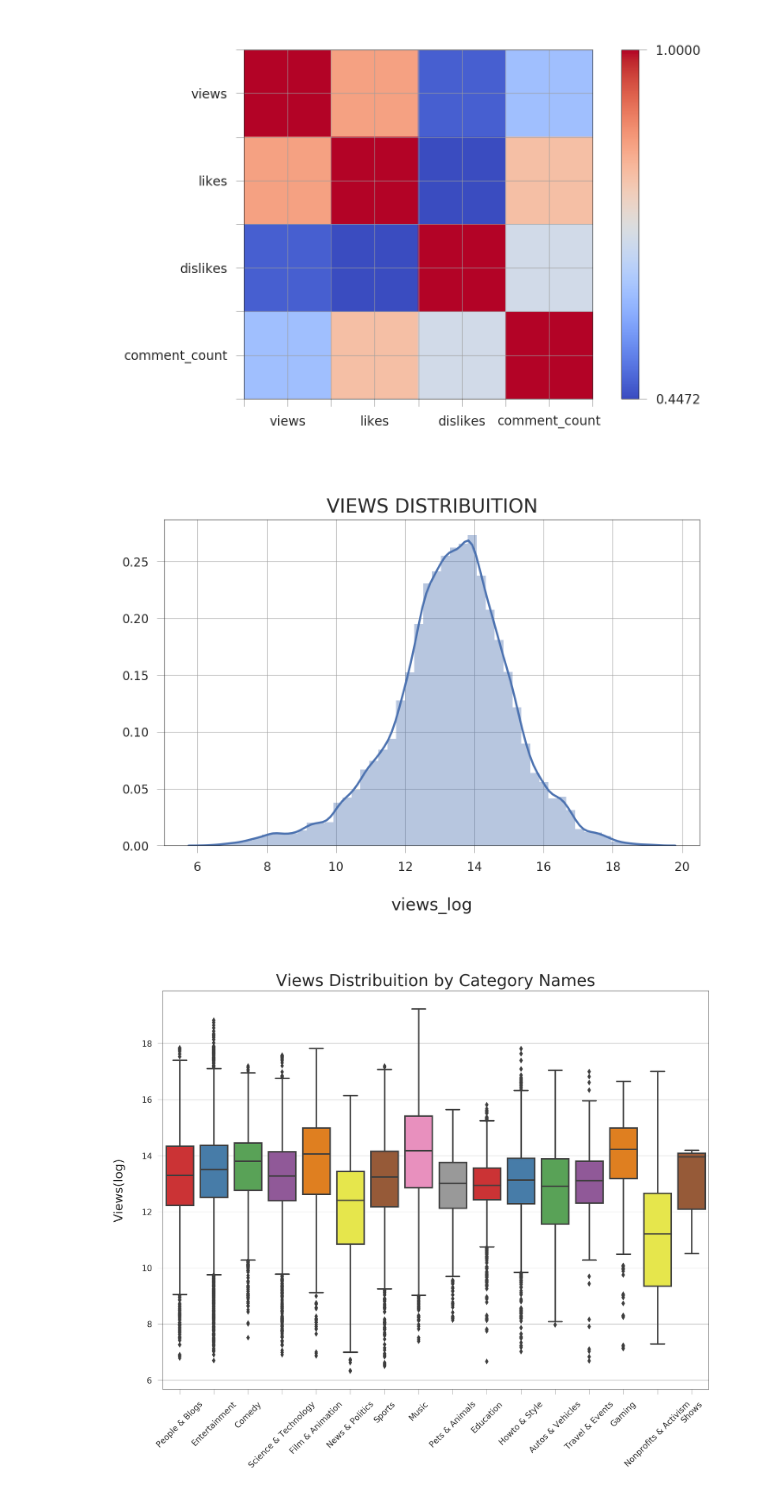
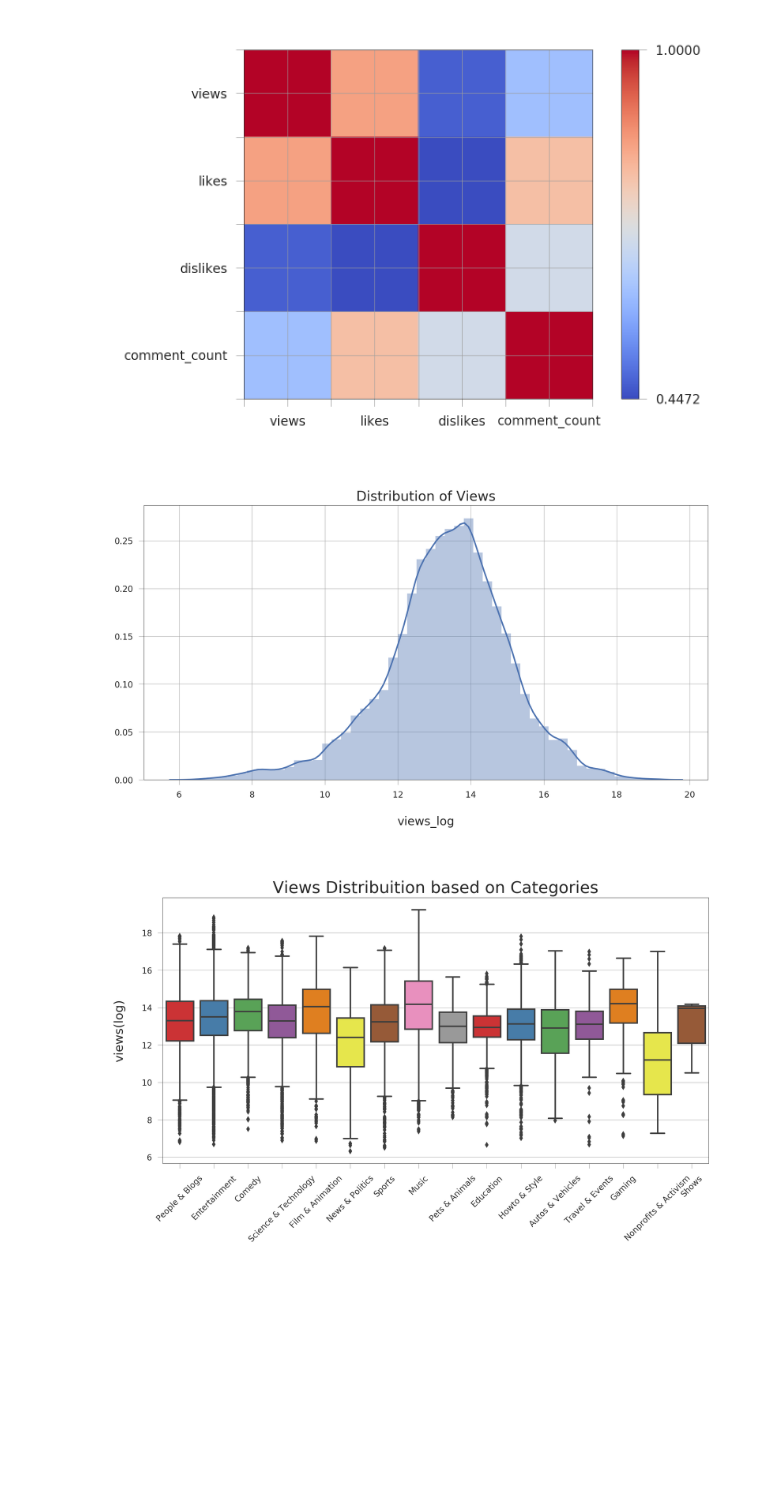
Before and after one commit to AbhinavShank/Youtube-Trending, a Jupyter notebook: YTAnalysis_USA.ipynb, the cells around one changed output. Cells and saved outputs as stored; diff of their text form; code cells hidden in the pictures; blank space fills up the shorter version.

```diff
--- a/YTAnalysis_USA.ipynb
+++ b/YTAnalysis_USA.ipynb
@@ -310,20 +309,20 @@ df['likes_log'] = np.log(df['likes'] + 1)
 df['views_log'] = np.log(df['views'] + 1)
 df['dislikes_log'] = np.log(df['dislikes'] + 1)
 df['comment_log'] = np.log(df['comment_count'] + 1)
-
-
-g1 = sns.distplot(df['views_log'])
-g1.set_title("VIEWS DISTRIBUITION", fontsize=16);
-# %% [output]
-[figure, removed]
+# %%
+plt.figure(figsize = (12,6))
+l1 = sns.distplot(df['views_log'])
+l1.set_title("Distribution of Views", fontsize=16);
+# %% [output]
+[figure, added]
 # %%
-plt.figure(figsize = (12,9))
-
+plt.figure(figsize = (12,6))
+g1 = sns.boxplot(x='category_name', y='views_log', data=df, palette="Set1")
 g1 = sns.boxplot(x='category_name', y='views_log', data=df, palette="Set1")
 g1.set_xticklabels(g.get_xticklabels(),rotation=45)
-g1.set_title("Views Distribuition by Category Names", fontsize=20)
+g1.set_title("Views Distribuition based on Categories", fontsize=20)
 g1.set_xlabel("", fontsize=15)
-g1.set_ylabel("Views(log)", fontsize=15);
+g1.set_ylabel("views(log)", fontsize=15);
 # %% [output]
-[figure, old version]
+[figure, new version]
 # %%
```
Also changed, not shown: parts of 16 cells of this notebook.
